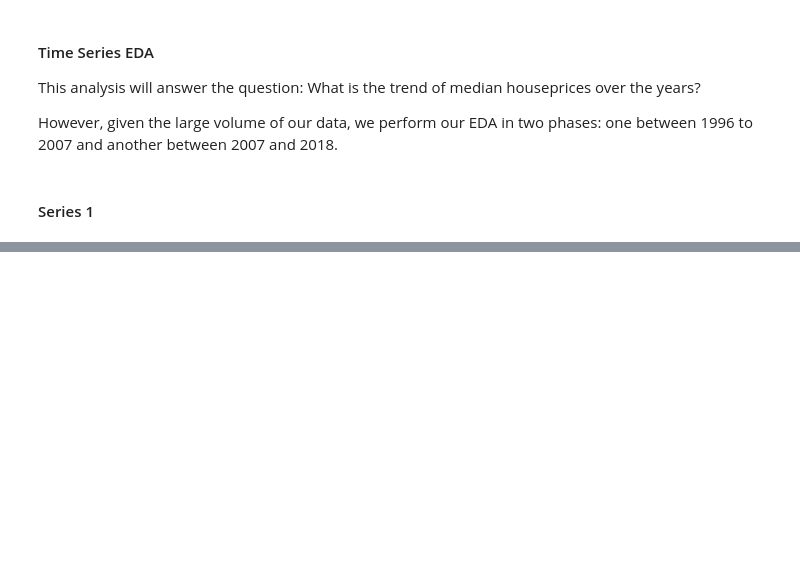
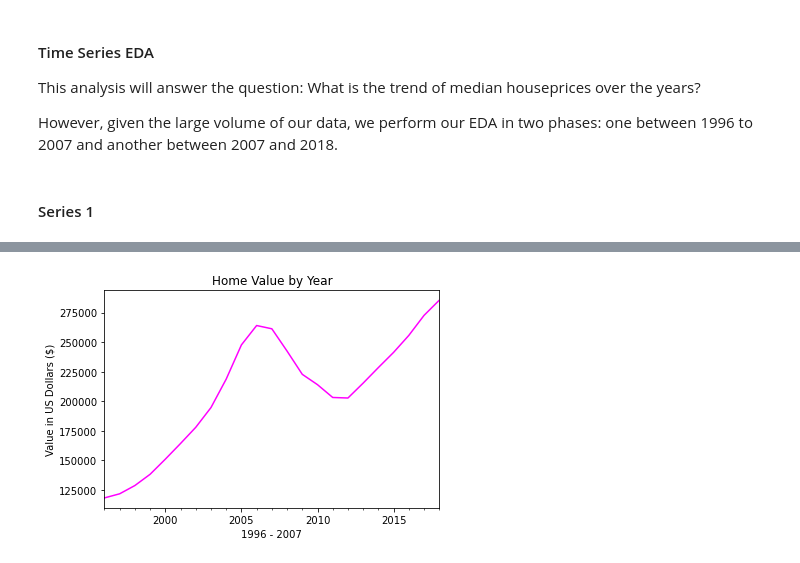
Before and after one commit to SueMungai/Time-Series-Team-3, a Jupyter notebook: Data Understanding (1).ipynb, the cells around one changed output, grey strips where cells are left out. Saved outputs shown, nothing was run; the diff lists cells and outputs as text; code cells hidden in the pictures; blank space fills up the shorter version.

```diff
--- a/Data Understanding (1).ipynb
+++ b/Data Understanding (1).ipynb
@@ -257,14 +479,16 @@ plt.show()
 # %%
 # Annual
-yearly_data =  time_series1['value'].resample(rule='A').mean()
+yearly_data =  new_data['value'].resample(rule='A').mean()
 yearly_data.plot.line(color='magenta',)
 
 plt.title('Home Value by Year')
 plt.ylabel('Value in US Dollars ($)')
 plt.xlabel ('1996 - 2007')
 
 
 plt.show()
+# %% [output]
+[figure, added]
 # %%
 # Plot a histogram of the dataset
 time_series1_monthly.hist(figsize = (12,6))
```
Also changed, not shown: parts of 45 cells of this notebook.
